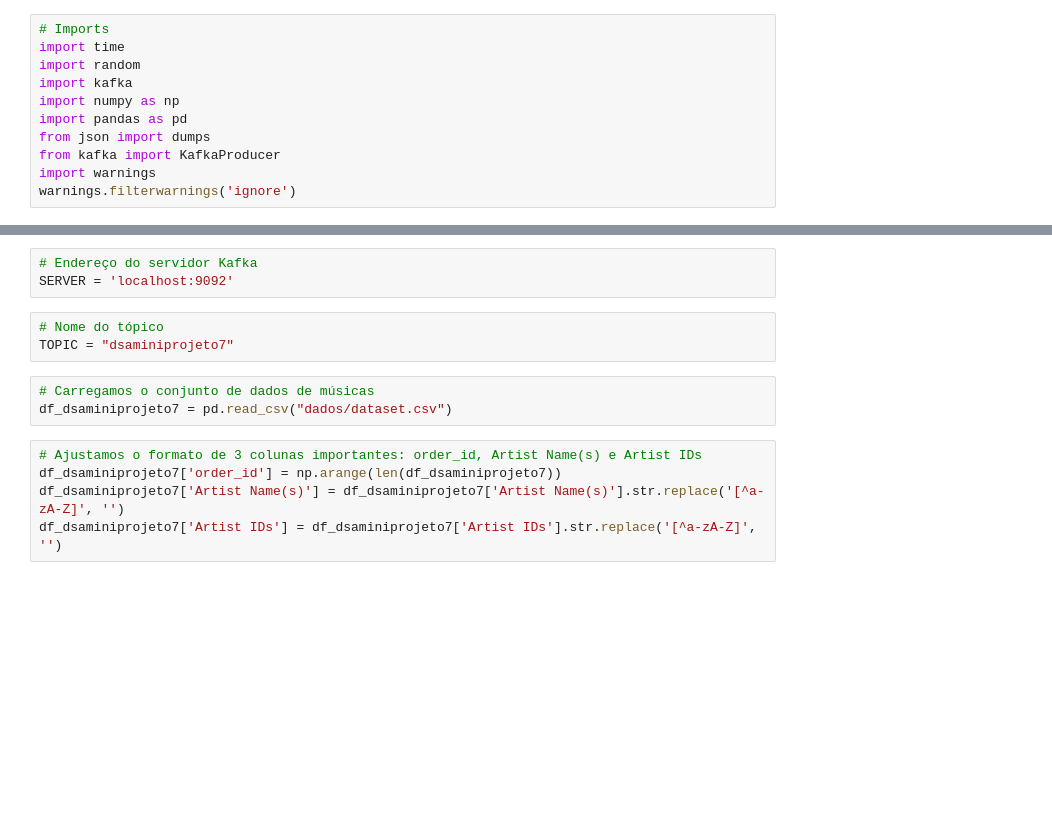
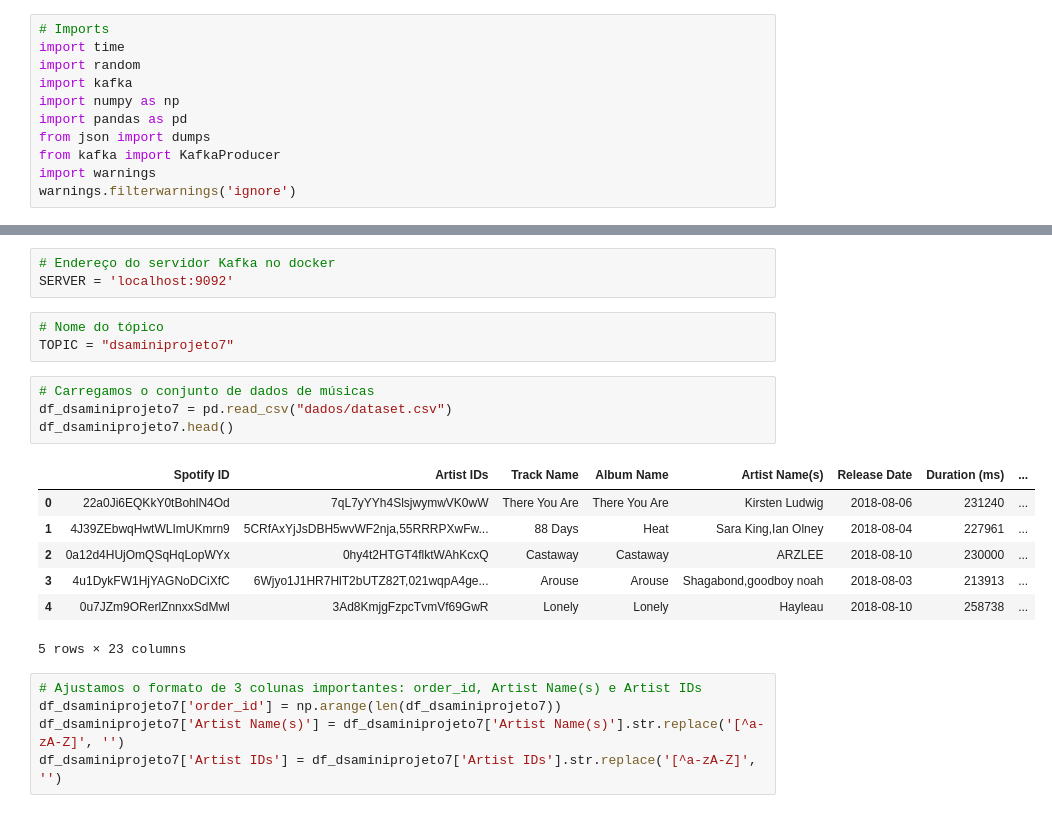
Before and after one commit to Leonamrsm/reall-time_music_recommendation_system, a Jupyter notebook: Mini-Projeto7-Parte1.ipynb, the cells around one changed output, grey strips where cells are left out. Drawn from its saved outputs; the diff is of its cells as text; blank space fills up the shorter version.

```diff
--- a/Mini-Projeto7-Parte1.ipynb
+++ b/Mini-Projeto7-Parte1.ipynb
@@ -44,5 +53,5 @@ warnings.filterwarnings('ignore')
 # %%
-# Endereço do servidor Kafka
+# Endereço do servidor Kafka no docker
 SERVER = 'localhost:9092'
 # %%
 # Nome do tópico
@@ -50,6 +59,15 @@ TOPIC = "dsaminiprojeto7"
 # %%
 # Carregamos o conjunto de dados de músicas
 df_dsaminiprojeto7 = pd.read_csv("dados/dataset.csv")
+df_dsaminiprojeto7.head()
+# %% [output]
+|  | Spotify ID | Artist IDs | Track Name | Album Name | Artist Name(s) | Release Date | Duration (ms) | ... |
+| 0 | 22a0Ji6EQKkY0tBohlN4Od | 7qL7yYYh4SlsjwymwVK0wW | There You Are | There You Are | Kirsten Ludwig | 2018-08-06 | 231240 | ... |
+| 1 | 4J39ZEbwqHwtWLImUKmrn9 | 5CRfAxYjJsDBH5wvWF2nja,55RRRPXwFw... | 88 Days | Heat | Sara King,Ian Olney | 2018-08-04 | 227961 | ... |
+| 2 | 0a12d4HUjOmQSqHqLopWYx | 0hy4t2HTGT4flktWAhKcxQ | Castaway | Castaway | ARZLEE | 2018-08-10 | 230000 | ... |
+| 3 | 4u1DykFW1HjYAGNoDCiXfC | 6Wjyo1J1HR7HlT2bUTZ82T,021wqpA4ge... | Arouse | Arouse | Shagabond,goodboy noah | 2018-08-03 | 213913 | ... |
+| 4 | 0u7JZm9ORerlZnnxxSdMwl | 3Ad8KmjgFzpcTvmVf69GwR | Lonely | Lonely | Hayleau | 2018-08-10 | 258738 | ... |
+5 rows × 23 columns
 # %%
 # Ajustamos o formato de 3 colunas importantes: order_id, Artist Name(s) e Artist IDs
 df_dsaminiprojeto7['order_id'] = np.arange(len(df_dsaminiprojeto7))
```
Also changed, not shown: parts of 7 cells of this notebook, 2 other files.
